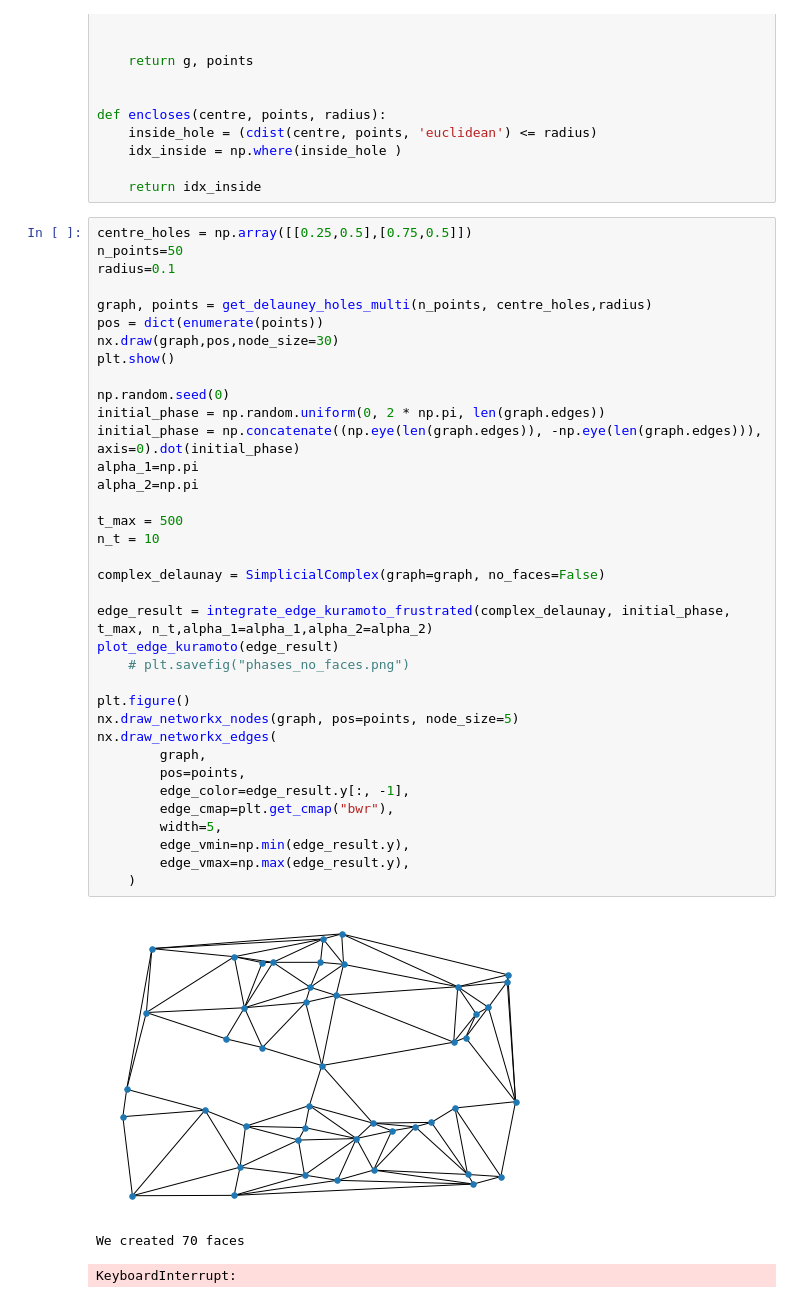
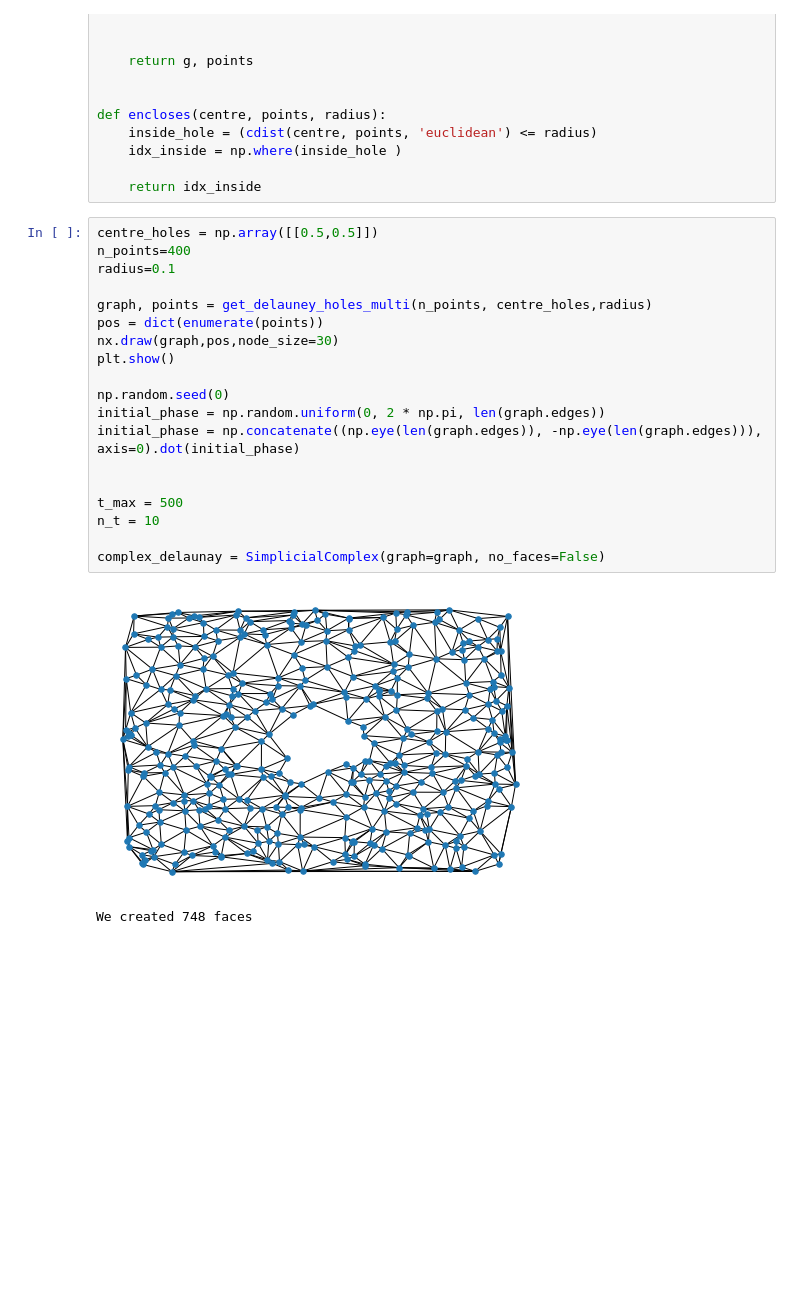
Before and after one commit to arnaudon/simplicial-kuramoto, a Jupyter notebook: notebooks/kuramoto_sc_frustrated.ipynb, the cells around one changed output. Cells and saved outputs as stored; diff of their text form; blank space fills up the shorter version.

Commit message:
small changes to notebook frustrated sc

```diff
--- a/notebooks/kuramoto_sc_frustrated.ipynb
+++ b/notebooks/kuramoto_sc_frustrated.ipynb
@@ -62,42 +62,24 @@ def encloses(centre, points, radius):
 
     return idx_inside
 # %%
-centre_holes = np.array([[0.25,0.5],[0.75,0.5]])
-n_points=50
+centre_holes = np.array([[0.5,0.5]])
+n_points=400
 radius=0.1
 
 graph, points = get_delauney_holes_multi(n_points, centre_holes,radius)
 pos = dict(enumerate(points))
 nx.draw(graph,pos,node_size=30)
 plt.show()
 
 np.random.seed(0)
 initial_phase = np.random.uniform(0, 2 * np.pi, len(graph.edges))
 initial_phase = np.concatenate((np.eye(len(graph.edges)), -np.eye(len(graph.edges))), axis=0).dot(initial_phase)
-alpha_1=np.pi
-alpha_2=np.pi
+
 
 t_max = 500
 n_t = 10
 
 complex_delaunay = SimplicialComplex(graph=graph, no_faces=False)
-
-edge_result = integrate_edge_kuramoto_frustrated(complex_delaunay, initial_phase, t_max, n_t,alpha_1=alpha_1,alpha_2=alpha_2)
-plot_edge_kuramoto(edge_result)
-    # plt.savefig("phases_no_faces.png")
-
-plt.figure()
-nx.draw_networkx_nodes(graph, pos=points, node_size=5)
-nx.draw_networkx_edges(
-        graph,
-        pos=points,
-        edge_color=edge_result.y[:, -1],
-        edge_cmap=plt.get_cmap("bwr"),
-        width=5,
-        edge_vmin=np.min(edge_result.y),
-        edge_vmax=np.max(edge_result.y),
-    )
 # %% [output]
-[figure, old version]
+[figure, new version]
-We created 70 faces
+We created 748 faces
-KeyboardInterrupt:
```
Also changed, not shown: parts of 4 cells of this notebook.
